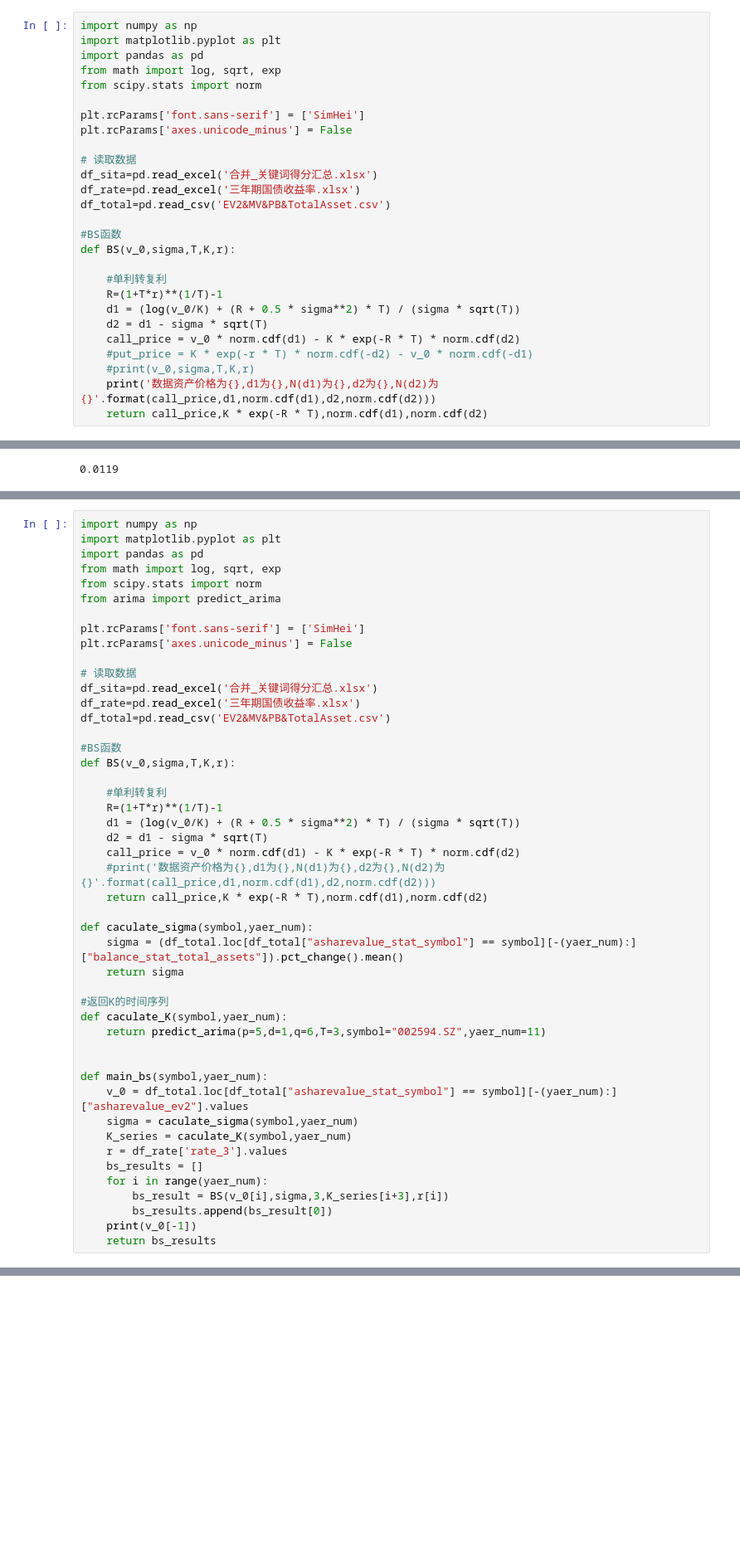
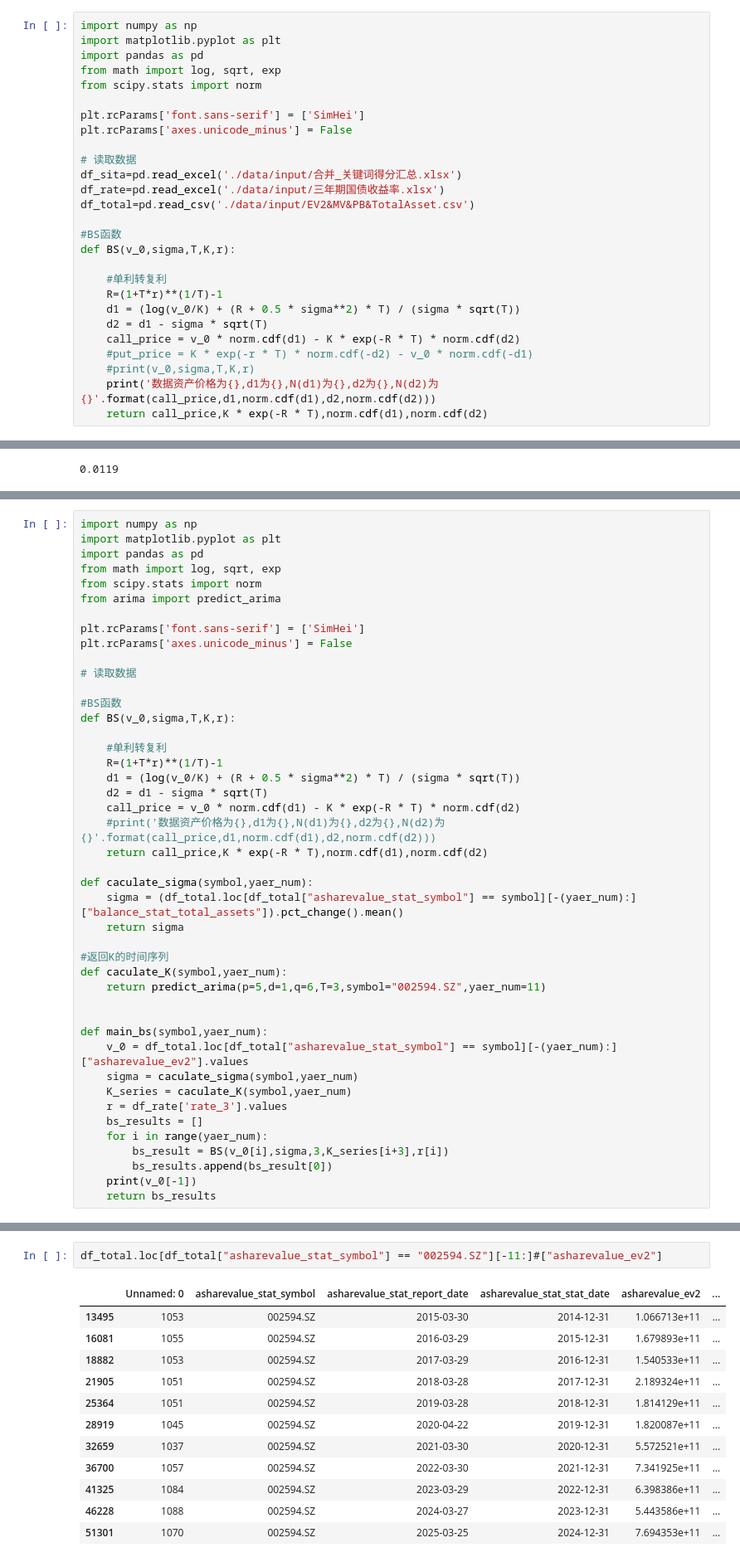
Before and after one commit to 3024174363/BS, a Jupyter notebook: test.ipynb, the cells around one changed output, grey strips where cells are left out. Shown at 83% size. Drawn from its saved outputs; the diff is of its cells as text; blank space fills up the shorter version.

```diff
--- a/test.ipynb
+++ b/test.ipynb
@@ -9,9 +9,9 @@ plt.rcParams['font.sans-serif'] = ['SimHei']
 plt.rcParams['axes.unicode_minus'] = False
 
 # 读取数据
-df_sita=pd.read_excel('合并_关键词得分汇总.xlsx')
-df_rate=pd.read_excel('三年期国债收益率.xlsx')
-df_total=pd.read_csv('EV2&MV&PB&TotalAsset.csv')
+df_sita=pd.read_excel('./data/input/合并_关键词得分汇总.xlsx')
+df_rate=pd.read_excel('./data/input/三年期国债收益率.xlsx')
+df_total=pd.read_csv('./data/input/EV2&MV&PB&TotalAsset.csv')
 
 #BS函数
 def BS(v_0,sigma,T,K,r):
@@ -100,9 +100,6 @@ plt.rcParams['font.sans-serif'] = ['SimHei']
 plt.rcParams['axes.unicode_minus'] = False
 
 # 读取数据
-df_sita=pd.read_excel('合并_关键词得分汇总.xlsx')
-df_rate=pd.read_excel('三年期国债收益率.xlsx')
-df_total=pd.read_csv('EV2&MV&PB&TotalAsset.csv')
 
 #BS函数
 def BS(v_0,sigma,T,K,r):
@@ -157,0 +155,15 @@ a = main_bs(symbol="002594.SZ",yaer_num=11)
+# %%
+df_total.loc[df_total["asharevalue_stat_symbol"] == "002594.SZ"][-11:]#["asharevalue_ev2"]
+# %% [output]
+|  | Unnamed: 0 | asharevalue_stat_symbol | asharevalue_stat_report_date | asharevalue_stat_stat_date | asharevalue_ev2 | ... |
+| 13495 | 1053 | 002594.SZ | 2015-03-30 | 2014-12-31 | 1.066713e+11 | ... |
+| 16081 | 1055 | 002594.SZ | 2016-03-29 | 2015-12-31 | 1.679893e+11 | ... |
+| 18882 | 1053 | 002594.SZ | 2017-03-29 | 2016-12-31 | 1.540533e+11 | ... |
+| 21905 | 1051 | 002594.SZ | 2018-03-28 | 2017-12-31 | 2.189324e+11 | ... |
+| 25364 | 1051 | 002594.SZ | 2019-03-28 | 2018-12-31 | 1.814129e+11 | ... |
+| 28919 | 1045 | 002594.SZ | 2020-04-22 | 2019-12-31 | 1.820087e+11 | ... |
+| 32659 | 1037 | 002594.SZ | 2021-03-30 | 2020-12-31 | 5.572521e+11 | ... |
+| 36700 | 1057 | 002594.SZ | 2022-03-30 | 2021-12-31 | 7.341925e+11 | ... |
+| 41325 | 1084 | 002594.SZ | 2023-03-29 | 2022-12-31 | 6.398386e+11 | ... |
+| 46228 | 1088 | 002594.SZ | 2024-03-27 | 2023-12-31 | 5.443586e+11 | ... |
+| 51301 | 1070 | 002594.SZ | 2025-03-25 | 2024-12-31 | 7.694353e+11 | ... |
```
Also changed, not shown: parts of 11 cells of this notebook, 18 other files.
